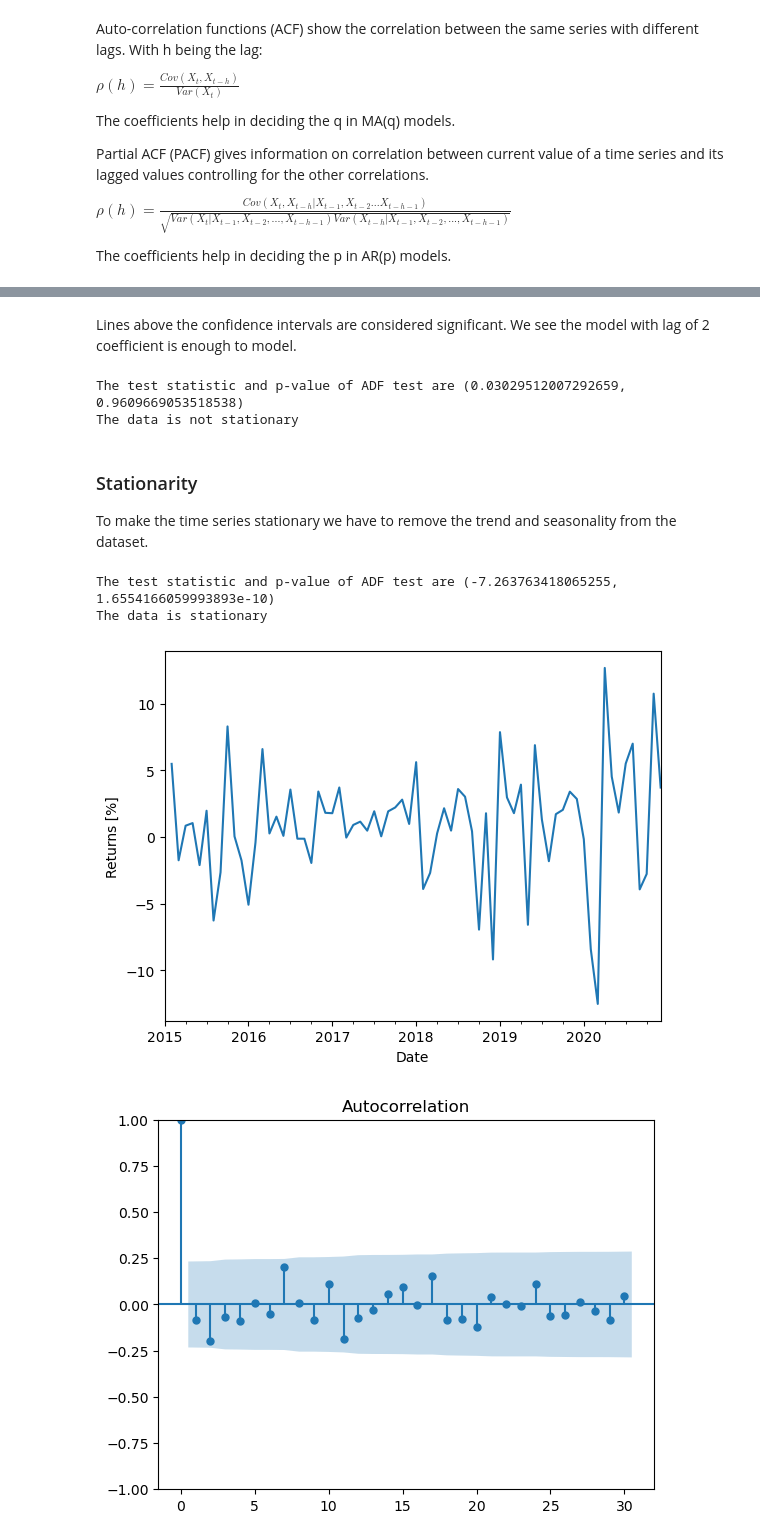
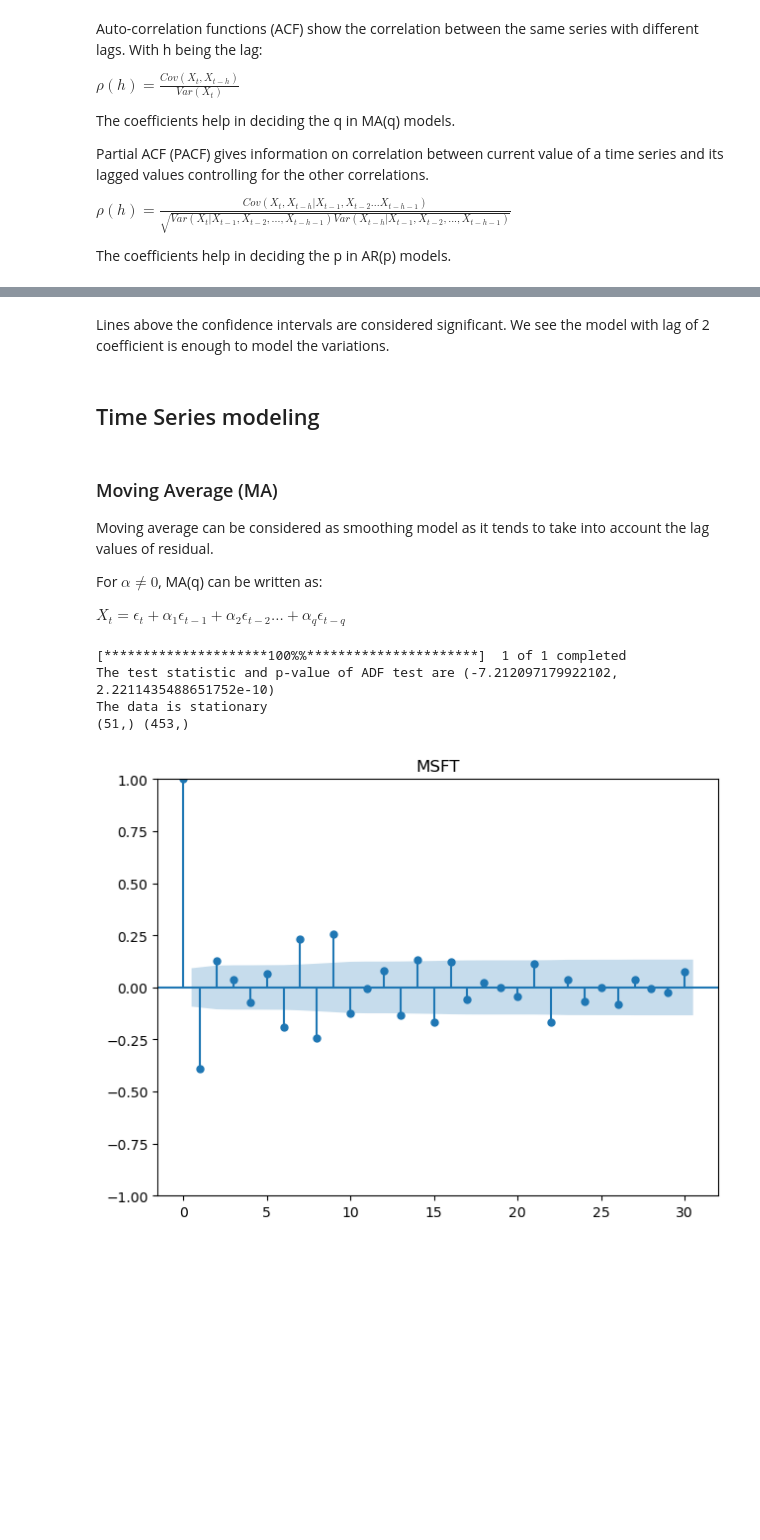
Before and after one commit to ansingh16/risk-management, a Jupyter notebook: ML_modeling.ipynb, the cells around one changed output, grey strips where cells are left out. Saved outputs shown, nothing was run; the diff lists cells and outputs as text; code cells hidden in the pictures; blank space fills up the shorter version.

```diff
--- a/ML_modeling.ipynb
+++ b/ML_modeling.ipynb
@@ -73,37 +68,49 @@ plt.show()
 # %% [markdown]
-Lines above the confidence intervals are considered significant. We see the model with lag of 2 coefficient is enough to model.
+Lines above the confidence intervals are considered significant. We see the model with lag of 2 coefficient is enough to model the variations.
+# %% [markdown]
+## Time Series modeling
+# %% [markdown]
+### Moving Average (MA)
+
+Moving average can be considered as smoothing model as it tends to take into account the lag
+values of residual.
+
+For $\alpha \ne 0$, MA(q) can be written as:
+
+$X_t = \epsilon_t + \alpha_1 \epsilon_{t−1} + \alpha_2 \epsilon_{t−2} ... + \alpha_q \epsilon_{t−q}$
 # %%
-from statsmodels.tsa.stattools import adfuller
-# Testing stationarity
-stat_test = adfuller(snp_index)[0:2]
+
+# choose data over 2 years
+start_date = '2019-1-1'
+end_date = '2021-1-1'
+
+# get the data with 1d interval
+stocks = pdr.get_data_yahoo(ticker, start_date, end_date,interval='1d').Close
+stocks.dropna(inplace=True)
+returns = stocks.pct_change()
+returns.dropna(inplace=True)
+stat_test = adfuller(returns.dropna())[0:2]
 print(f"The test statistic and p-value of ADF test are {stat_test}")
 if stat_test[1] < 0.05:
     print("The data is stationary")
 else:
     print("The data is not stationary")
+
+# split the data into train and test
+split = int(len(returns.values) * 0.90)
+
+ticker_train = returns.iloc[:split]
+ticker_test = returns.iloc[split:]
+print(ticker_test.shape,ticker_train.shape)
 # %% [output]
-The test statistic and p-value of ADF test are (0.03029512007292659, 0.9609669053518538)
-The data is not stationary
+[*********************100%%**********************]  1 of 1 completed
+The test statistic and p-value of ADF test are (-7.212097179922102, 2.2211435488651752e-10)
+The data is stationary
+(51,) (453,)
-# %% [markdown]
-### Stationarity
-
-To make the time series stationary we have to remove the trend and seasonality from the dataset.
-# %%
-# remove stationarity using differencing
-returns = snp_index.pct_change()*100
-returns.plot(ylabel="Returns [%]")
-
-sm.graphics.tsa.plot_acf(returns.dropna(),lags=30)
-
-stat_test = adfuller(returns.dropna())[0:2]
-print(f"The test statistic and p-value of ADF test are {stat_test}")
-if stat_test[1] < 0.05:
-    print("The data is stationary")
-else:
-    print("The data is not stationary")
-plt.show()
-# %% [output]
-The test statistic and p-value of ADF test are (-7.263763418065255, 1.6554166059993893e-10)
-The data is stationary
-[figure, removed]
-[figure, removed]
+# %%
+fig, ax = plt.subplots(1, 1)
+plt.tight_layout()
+sm.graphics.tsa.plot_acf(ticker_train,lags=30, ax=ax, title=f'{ticker}')
+plt.show()
+# %% [output]
+[figure, added]
```
Also changed, not shown: parts of 15 cells of this notebook, 2 other files.
